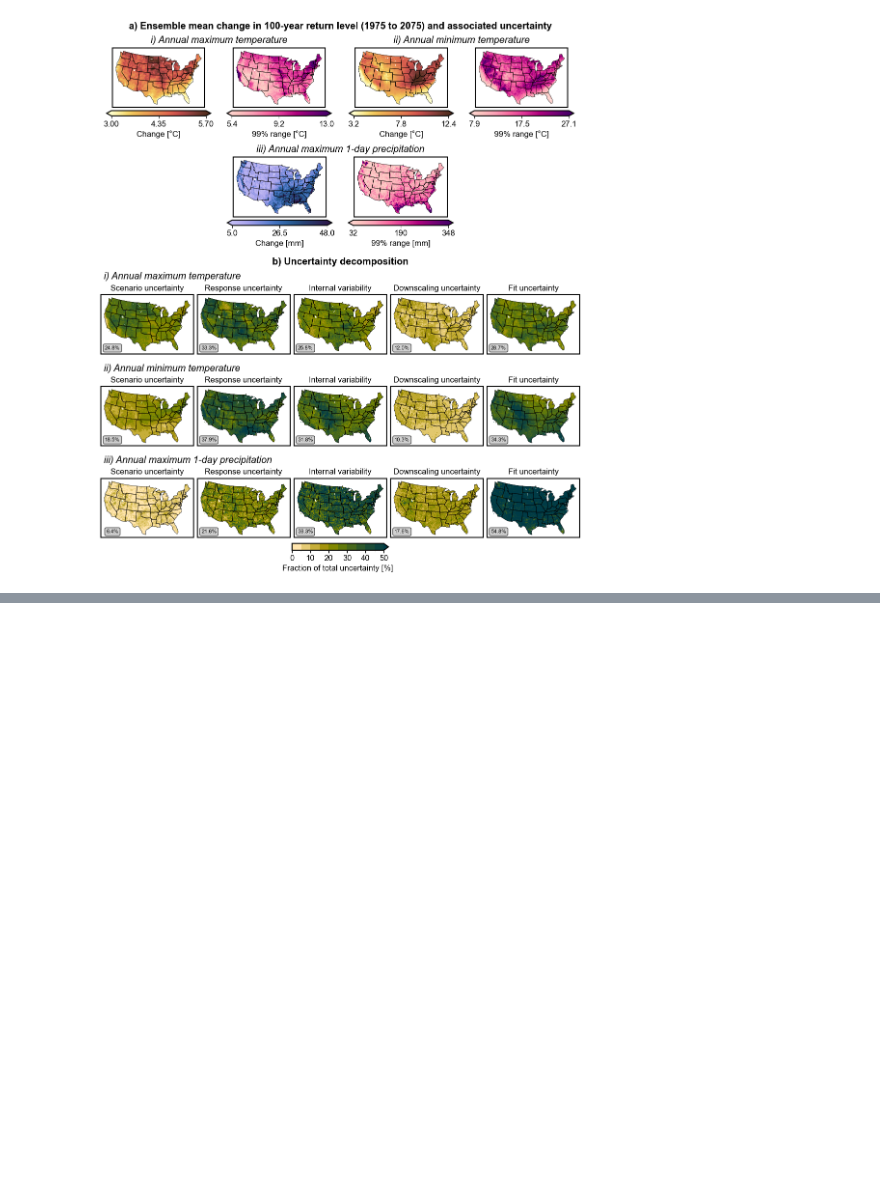
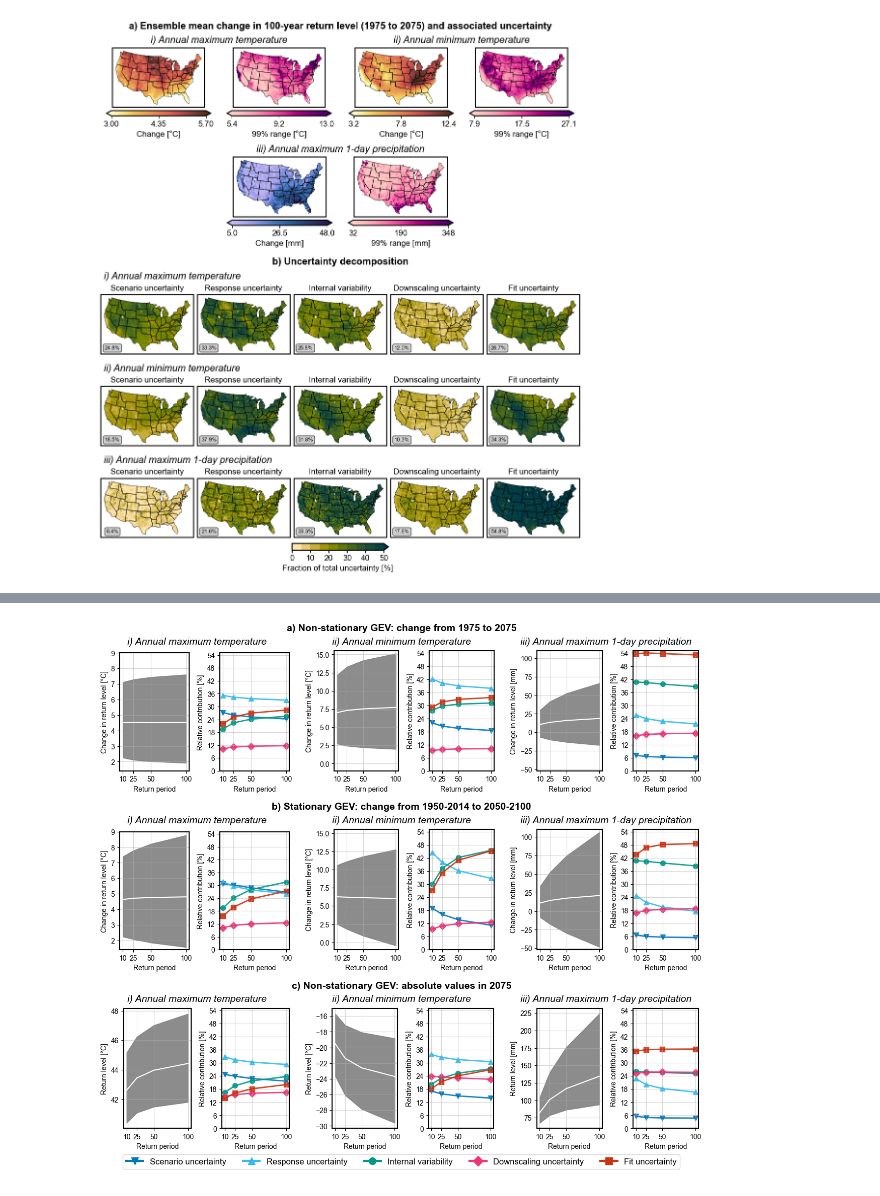
Before and after one commit to david0811/conus_comparison_lafferty-etal-2026, a Jupyter notebook: scripts/04a_main_plots.ipynb, the cells around one changed output, grey strips where cells are left out. Cells and saved outputs as stored; diff of their text form; code cells hidden in the pictures; blank space fills up the shorter version.

```diff
--- a/scripts/04a_main_plots.ipynb
+++ b/scripts/04a_main_plots.ipynb
@@ -124,6 +124,7 @@ metric_ids = ['max_tasmax', 'min_tasmin', 'max_pr']
 ######### Nonstat change
 subfigs[0].suptitle('a) Non-stationary GEV: change from 1975 to 2075', fontweight='bold', fontsize=fs)
 subfigs_row0 = subfigs[0].subfigures(1, 3, wspace=0.05)
+ylims = [(1.4, 9),(-1, 15.5),(-52,110)]
 for idm, metric_id in enumerate(metric_ids):
     subfigs_row0[idm].suptitle(f"{pu.subplot_labels[idm]} {pu.title_labels[metric_id]}", fontstyle="italic", fontsize=fs)
     axs0 = subfigs_row0[idm].subplots(1, 2, sharex=True)
@@ -142,7 +143,8 @@ for idm, metric_id in enumerate(metric_ids):
         time_str='diff_2075-1975',
         ax_title=False,
         xlabel=True,
-        xticklabels=True
+        xticklabels=True,
+        ylims=ylims[idm],
     )
 
     # UC
@@ -162,9 +164,48 @@ for idm, metric_id in enumerate(metric_ids):
         xticklabels=True
     )
 
+######### Stat change
+subfigs[1].suptitle('b) Stationary GEV: change from 1950-2014 to 2050-2100', fontweight='bold', fontsize=fs)
+subfigs_row2 = subfigs[1].subfigures(1, 3, wspace=0.05)
+for idm, metric_id in enumerate(metric_ids):
+    subfigs_row2[idm].suptitle(f"{pu.subplot_labels[idm]} {pu.title_labels[metric_id]}", fontstyle="italic", fontsize=fs)
+    axs2 = subfigs_row2[idm].subplots(1, 2, sharex=True)
+
+    # Response
+    pu.plot_response_rls(
+        coord_or_mean="mean",
+        proj_slice="2050-2100",
+        hist_slice="1950-2014",
+        fit_method="lmom",
+        stat_str="stat",
+        metric_ids=[metric_id],
+        axs=axs2[0],
+        idm_start=idm,
+        legend=False,
+        time_str='diff',
+        ax_title=False,
+        ylims=ylims[idm],
+    )
+
+    # UC
+    legend_elements = pu.plot_uc_rls(
+        coord_or_mean="mean",
+        proj_slice="2050-2100",
+        hist_slice="1950-2014",
+        fit_method="lmom",
+        stat_str="stat",
+        metric_ids=[metric_id],
+        axs=axs2[1],
+        legend=False,
+        ylim=[0,55],
+        time_str='diff',
+        ax_title=False,
+        return_legend=True,
+    )
+
 ######### Nonstat abs
-subfigs[1].suptitle('b) Non-stationary GEV: absolute values in 2075', fontweight='bold', fontsize=fs)
-subfigs_row1 = subfigs[1].subfigures(1, 3, wspace=0.05)
+subfigs[2].suptitle('c) Non-stationary GEV: absolute values in 2075', fontweight='bold', fontsize=fs)
+subfigs_row1 = subfigs[2].subfigures(1, 3, wspace=0.05)
 for idm, metric_id in enumerate(metric_ids):
     subfigs_row1[idm].suptitle(f"{pu.subplot_labels[idm]} {pu.title_labels[metric_id]}", fontstyle="italic", fontsize=fs)
     axs1 = subfigs_row1[idm].subplots(1, 2, sharex=True)
@@ -182,68 +223,32 @@ for idm, metric_id in enumerate(metric_ids):
         legend=False,
         time_str='2075',
         ax_title=False,
         xlabel=True,
         xticklabels=True
     )
 
     # UC
     pu.plot_uc_rls(
         coord_or_mean="mean",
         proj_slice="1950-2100",
         hist_slice=None,
         fit_method="mle",
         stat_str="nonstat_scale",
         metric_ids=[metric_id],
         axs=axs1[1],
         ylim=[0,55],
         legend=False,
         time_str='2075',
         ax_title=False,
         xlabel=True,
         xticklabels=True
     )
 
-######### Stat change
-subfigs[2].suptitle('c) Stationary GEV: change from 1950-2014 to 2050-2100', fontweight='bold', fontsize=fs)
-subfigs_row2 = subfigs[2].subfigures(1, 3, wspace=0.05)
-for idm, metric_id in enumerate(metric_ids):
-    subfigs_row2[idm].suptitle(f"{pu.subplot_labels[idm]} {pu.title_labels[metric_id]}", fontstyle="italic", fontsize=fs)
-    axs2 = subfigs_row2[idm].subplots(1, 2, sharex=True)
-
-    # Response
-    pu.plot_response_rls(
-        coord_or_mean="mean",
-        proj_slice="2050-2100",
-        hist_slice="1950-2014",
-        fit_method="lmom",
-        stat_str="stat",
-        metric_ids=[metric_id],
-        axs=axs2[0],
-        idm_start=idm,
-        legend=False,
-        time_str='diff',
-        ax_title=False,
-    )
-
-    # UC
-    legend_elements = pu.plot_uc_rls(
-        coord_or_mean="mean",
-        proj_slice="2050-2100",
-        hist_slice="1950-2014",
-        fit_method="lmom",
-        stat_str="stat",
-        metric_ids=[metric_id],
-        axs=axs2[1],
-        legend=False,
-        ylim=[0,55],
-        time_str='diff',
-        ax_title=False,
-        return_legend=True
-    )
-
 ######### Legend
 ax_legend = subfigs[3].subplots(1, 1)
 ax_legend.axis('off')
 ax_legend.legend(handles=legend_elements, loc="lower center", ncol=5, fontsize=fs-2)
 
 plt.savefig(f'{project_code_path}/figs/main/figure4.pdf', bbox_inches='tight')
+# %% [output]
+[figure, added]
```
Also changed, not shown: parts of 2 cells of this notebook, 11 other files.
